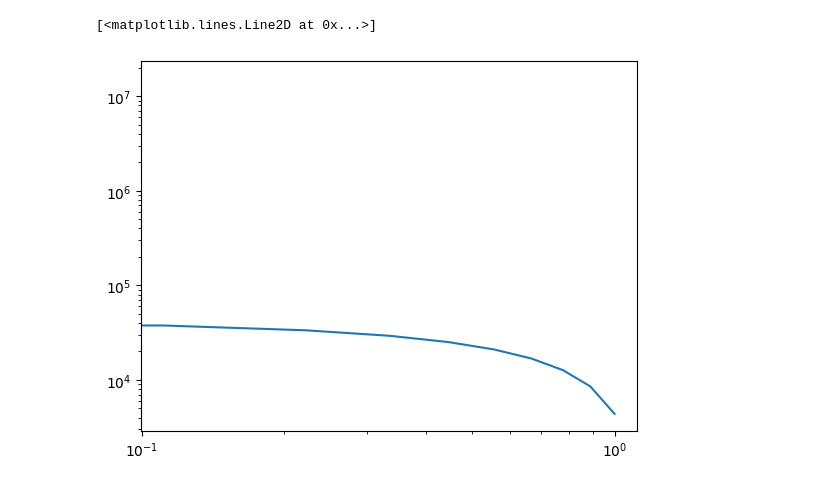
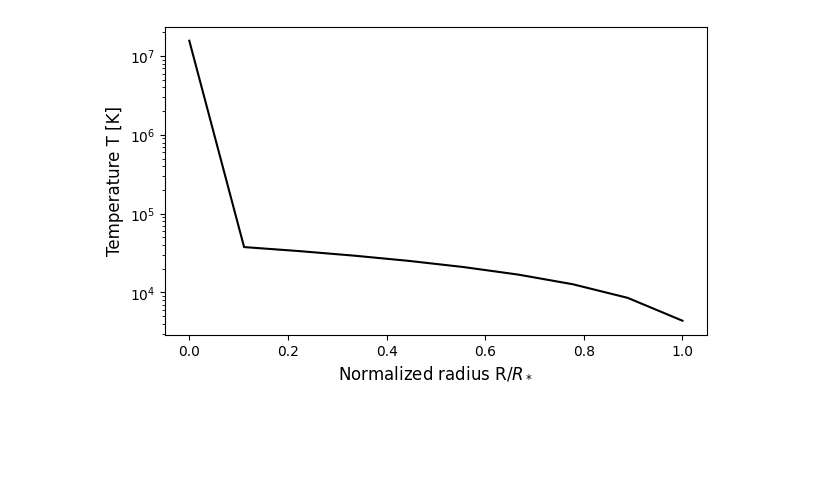
Before and after one commit to tabjone/2DHDCZ, a Jupyter notebook: testing/test_solar_s_background/plot_solar_s.ipynb, the cells around one changed output. Cells and saved outputs as stored; diff of their text form; code cells hidden in the pictures; blank space fills up the shorter version.

Commit message:
UPDATE: Plots for all variables + some extra

```diff
--- a/testing/test_solar_s_background/plot_solar_s.ipynb
+++ b/testing/test_solar_s_background/plot_solar_s.ipynb
@@ -22,5 +31,9 @@ H, superadiabacicity_parameter, s0, r_over_R, c_s, Gamma_1, T0, rho0, p0 =\
 # %%
-plt.loglog(r_over_R, T0)
+fig, ax = plt.subplots(figsize=(7,4))
+
+ax.semilogy(r_over_R, T0, color="black")
+ax.set_xlabel("Normalized radius R/$R_*$", fontsize=12)
+ax.set_ylabel("Temperature T [K]", fontsize=12)
+plt.show()
 # %% [output]
-[<matplotlib.lines.Line2D at 0x...>]
-[figure, old version]
+[figure, new version]
```
Also changed, not shown: parts of 7 cells of this notebook.
